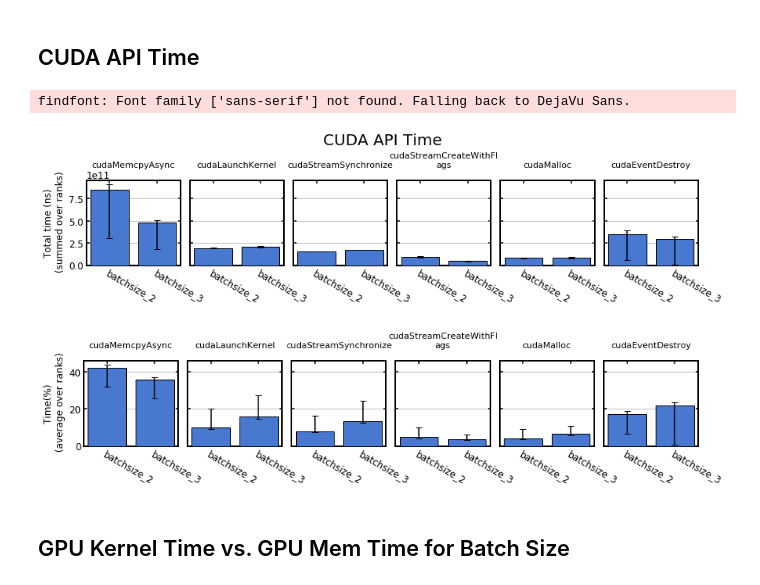
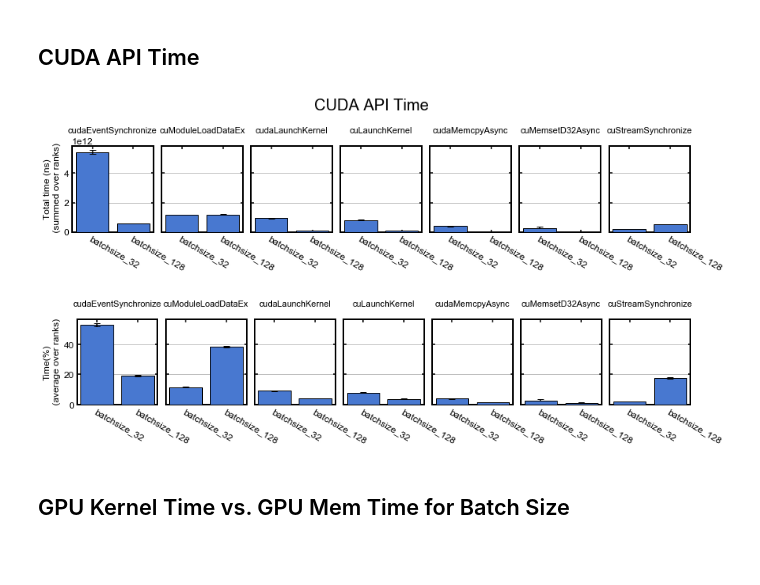
Before and after one commit to mrowan137/ml-performance-benchmark, a Jupyter notebook: deepcam/summit/analysis/plot_time_vs_batchsize.ipynb, the cells around one changed output. Cells and saved outputs as stored; diff of their text form; code cells hidden in the pictures; blank space fills up the shorter version.

```diff
--- a/deepcam/summit/analysis/plot_time_vs_batchsize.ipynb
+++ b/deepcam/summit/analysis/plot_time_vs_batchsize.ipynb
@@ -122,14 +91,13 @@ plt.tight_layout()
 # %%
 nRoutines = 6
 all_batch = list(d._hash.keys())[:]
-ranksPerNodeCori = 8
-n_nodes = 2
-nRanks = np.array([ranksPerNodeCori*n_nodes for x in all_batch])
-expensiveRoutines = d['batchsize_2']['r0']['gpukernsum']['Name'][:nRoutines].values
+ranksPerNodeSummit = 6
+nRanks = np.array([ranksPerNodeSummit*8 for x in all_batch])
+expensiveRoutines = d['batchsize_32']['r0']['gpukernsum']['Name'][:nRoutines].values
 
 # Compare raw times
 fig, axs = plt.subplots(nrows=1, ncols=nRoutines, sharey=True, figsize=(14, 2.))
-plt.suptitle('GPU Kernel Time', y=1.5, fontsize=20)
+plt.suptitle('GPU Kernel Time', y=1.4, fontsize=20)
 for i, routine in enumerate(expensiveRoutines):
     expensiveRoutineTimesSum = [ np.array( [np.array(d[batch][r]['gpukernsum'].loc[d[batch][r]['gpukernsum']['Name'] == routine]['Total Time (ns)'])
                                              for r in d[batch].keys()] ).sum() for batch in all_batch]
@@ -145,14 +113,14 @@ for i, routine in enumerate(expensiveRoutines):
     plt.gca().title.set_y(1.1)
     plt.bar(all_batch, expensiveRoutineTimesSum, color=colors[0],
             yerr=yerrs, edgecolor='k',
-           capsize=4, zorder=10, ecolor='k')
+           capsize=4, zorder=5, ecolor='k')
     plt.gca().yaxis.grid(True)
 
     plt.xticks(rotation=-30, ha="left", rotation_mode="anchor")
     if i==0: plt.ylabel('Total time (ns)\n (summed over ranks)')
 
 fig.subplots_adjust(wspace=0.1)
-#plt.savefig('figs/DeepCam_Batch_GPU_Kernel_Time_ns.png', dpi=150, bbox_inches='tight')
+plt.savefig('figs/Batch_GPU_Kernel_Time_ns.png', dpi=150, bbox_inches='tight')
 
 # Compare % times
 fig, axs = plt.subplots(nrows=1, ncols=nRoutines, sharey=True, figsize=(14, 2.))
@@ -178,5 +146,5 @@ for i, routine in enumerate(expensiveRoutines):
     if i==0: plt.ylabel('Time(%)\n (average over ranks)')
 
 fig.subplots_adjust(wspace=0.1)
-#plt.savefig('figs/DeepCam_Batch_GPU_Kernel_Time_Percent.png', dpi=150, bbox_inches='tight')
+plt.savefig('figs/Batch_GPU_Kernel_Time_Percent.png', dpi=150, bbox_inches='tight')
 # %% [output]
@@ -185,12 +153,10 @@ fig.subplots_adjust(wspace=0.1)
 # %% [markdown]
 ## GPU Mem Time
 # %%
-nRoutines = 6
-all_batch = list(d._hash.keys())[:]
-ranksPerNodeCori = 8
-n_nodes = 2
-nRanks = np.array([ranksPerNodeCori*n_nodes for x in all_batch])
-expensiveRoutines = d['batchsize_2']['r0']['gpumemtimesum']['Operation'].values
+all_batch = list(d._hash.keys())
+ranksPerNodeSummit = 6
+nRanks = np.array([ranksPerNodeSummit*8 for x in all_batch])
+expensiveRoutines = d['batchsize_32']['r0']['gpumemtimesum']['Operation'].values
 
 # Compare raw times
 fig, axs = plt.subplots(nrows=1, ncols=len(expensiveRoutines), sharey=True, figsize=(14, 2.))
@@ -217,7 +183,7 @@ for i, routine in enumerate(expensiveRoutines):
     if i==0: plt.ylabel('Total time (ns)\n (summed over ranks)')
 
 fig.subplots_adjust(wspace=0.1)
-#plt.savefig('figs/DeepCam_Batch_GPU_Mem_Time_ns.png', dpi=150, bbox_inches='tight')
+plt.savefig('figs/Batch_GPU_Mem_Time_ns.png', dpi=150, bbox_inches='tight')
 
 # Compare % times
 fig, axs = plt.subplots(nrows=1, ncols=len(expensiveRoutines), sharey=True, figsize=(14, 2.))
@@ -243,5 +209,5 @@ for i, routine in enumerate(expensiveRoutines):
     if i==0: plt.ylabel('Time(%)\n (average over ranks)')
 
 fig.subplots_adjust(wspace=0.1)
-#plt.savefig('figs/DeepCam_Batch_GPU_Mem_Time_Percent.png', dpi=150, bbox_inches='tight')
+plt.savefig('figs/Batch_GPU_Mem_Time_Percent.png', dpi=150, bbox_inches='tight')
 # %% [output]
@@ -250,12 +216,12 @@ fig.subplots_adjust(wspace=0.1)
 # %% [markdown]
 ## CUDA API Time
 # %%
-nRoutines = 6
-all_batch = list(d._hash.keys())[:]
-ranksPerNodeCori = 8
-n_nodes = 2
-nRanks = np.array([ranksPerNodeCori*n_nodes for x in all_batch])
-expensiveRoutines = d['batchsize_2']['r0']['cudaapisum']['Name'][:nRoutines].values
+nRoutines = 7
+all_batch = list(d._hash.keys())
+ranksPerNodeSummit = 6
+nRanks = np.array([ranksPerNodeSummit*8 for x in all_batch])
+# Note 1_node and >1_node case has different routines, so can't compare exactly
+expensiveRoutines = d['batchsize_32']['r0']['cudaapisum']['Name'][:nRoutines].values
 
 # Compare raw times
 fig, axs = plt.subplots(nrows=1, ncols=nRoutines, sharey=True, figsize=(14, 2.))
@@ -281,38 +247,37 @@ for i, routine in enumerate(expensiveRoutines):
     plt.xticks(rotation=-30, ha="left", rotation_mode="anchor")
     if i==0: plt.ylabel('Total time (ns)\n (summed over ranks)')
 
 fig.subplots_adjust(wspace=0.1)
-#plt.savefig('figs/Batch_CUDA_API_Time_ns.png', dpi=150, bbox_inches='tight')
+plt.savefig('figs/Batch_CUDA_API_Time_ns.png', dpi=150, bbox_inches='tight')
 
 # Compare % times
 fig, axs = plt.subplots(nrows=1, ncols=nRoutines, sharey=True, figsize=(14, 2.))
 for i, routine in enumerate(expensiveRoutines):
     expensiveRoutineTimesSum = [ np.array( [np.array(d[batch][r]['cudaapisum'].loc[d[batch][r]['cudaapisum']['Name'] == routine]['Time(%)'])
                                              for r in d[batch].keys()] ).mean() for batch in all_batch]
     expensiveRoutineTimesMin = [ np.array( [np.array(d[batch][r]['cudaapisum'].loc[d[batch][r]['cudaapisum']['Name'] == routine]['Time(%)'])
                                              for r in d[batch].keys()] ).min() for batch in all_batch]
     expensiveRoutineTimesMax = [ np.array( [np.array(d[batch][r]['cudaapisum'].loc[d[batch][r]['cudaapisum']['Name'] == routine]['Time(%)'])
                                              for r in d[batch].keys()] ).max() for batch in all_batch]
     yerrs = np.array([err for err in zip(np.array(expensiveRoutineTimesSum) - np.array(expensiveRoutineTimesMin),
                                          np.array(expensiveRoutineTimesMax) - np.array(expensiveRoutineTimesSum))]).T
 
     plt.sca(axs.flatten()[i])
     plt.gca().set_title("\n".join(wrap(routine, 22)), fontsize='11')
     plt.gca().title.set_y(1.1)
     plt.bar(all_batch, expensiveRoutineTimesSum, color=colors[0],
             yerr=yerrs, edgecolor='k',
            capsize=4, zorder=5, ecolor='k')
     plt.gca().yaxis.grid(True)
 
     plt.xticks(rotation=-30, ha="left", rotation_mode="anchor")
     if i==0: plt.ylabel('Time(%)\n (average over ranks)')
 
 fig.subplots_adjust(wspace=0.1)
-#plt.savefig('figs/Batch_CUDA_API_Time_Percent.png', dpi=150, bbox_inches='tight')
+plt.savefig('figs/Batch_CUDA_API_Time_Percent.png', dpi=150, bbox_inches='tight')
 # %% [output]
-findfont: Font family ['sans-serif'] not found. Falling back to DejaVu Sans.
-[figure, old version]
+[figure, new version]
-[figure, old version]
+[figure, new version]
 # %% [markdown]
 ## GPU Kernel Time vs. GPU Mem Time for Batch Size
 # %%
```
Also changed, not shown: parts of 13 cells of this notebook, 5 other files.
